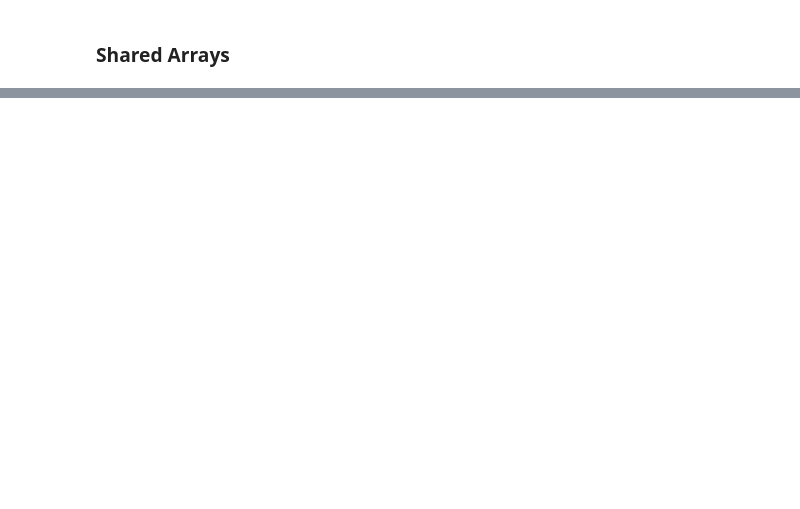
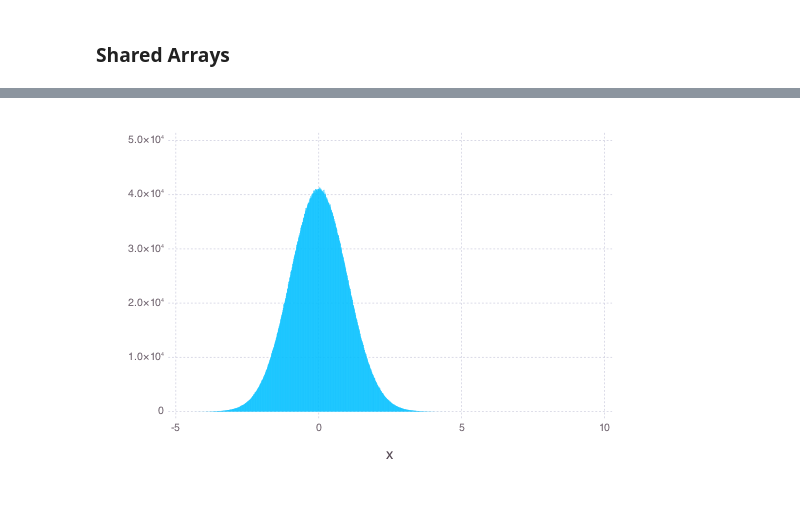
Before and after one commit to skleinbo/JuliaGroupSeminar, a Jupyter notebook: parallel_programming.ipynb, the cells around one changed output, grey strips where cells are left out. Drawn from its saved outputs; the diff is of its cells as text; code cells hidden in the pictures; blank space fills up the shorter version.

```diff
--- a/parallel_programming.ipynb
+++ b/parallel_programming.ipynb
@@ -140,2 +164,6 @@ println(maximum(a))
 # %% [markdown]
 ### Shared Arrays
+# %%
+L = Int(1e9);
+# %%
+ShA = SharedArray(Float64, L, init= S->S[localindexes(S)] = 0);
@@ -142,6 +186,5 @@ println(maximum(a))
 # %%
-ShA = SharedArray(Int64, 100,100, init= S->S[localindexes(S)] = 0)
-@parallel for i in 1:length(ShA)
-    ShA[i] = i
-end
+@time @parallel for i in 1:length(ShA)
+    ShA[i] = randn()
+end;
 # %% [output]
@@ -156,0 +243,4 @@ maximum(ShA)
+# %%
+Gadfly.plot(x=ShA,Geom.histogram(bincount=1000))
+# %% [output]
+[figure, added]
```
Also changed, not shown: parts of 22 cells of this notebook, 1 other file.
